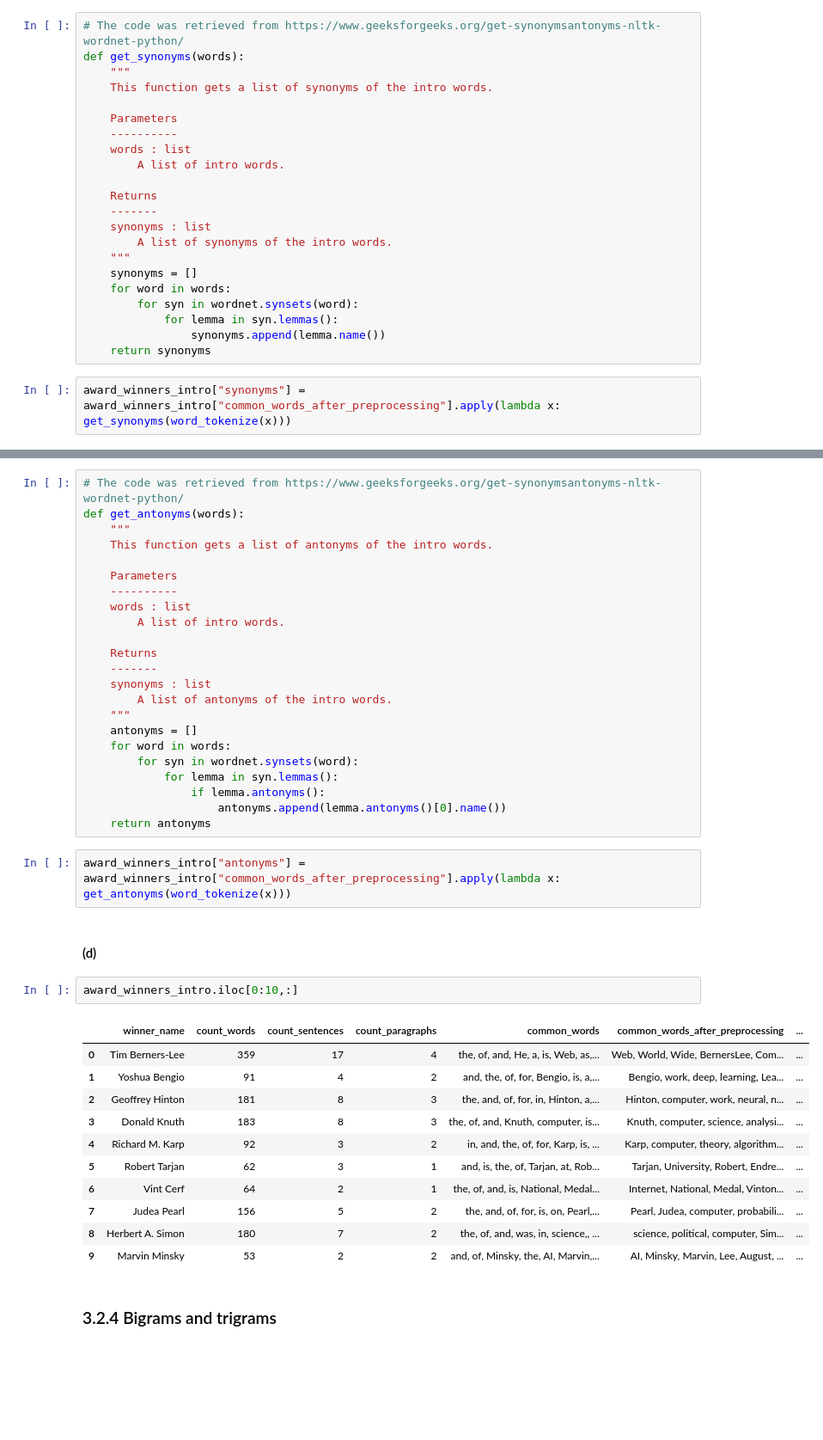
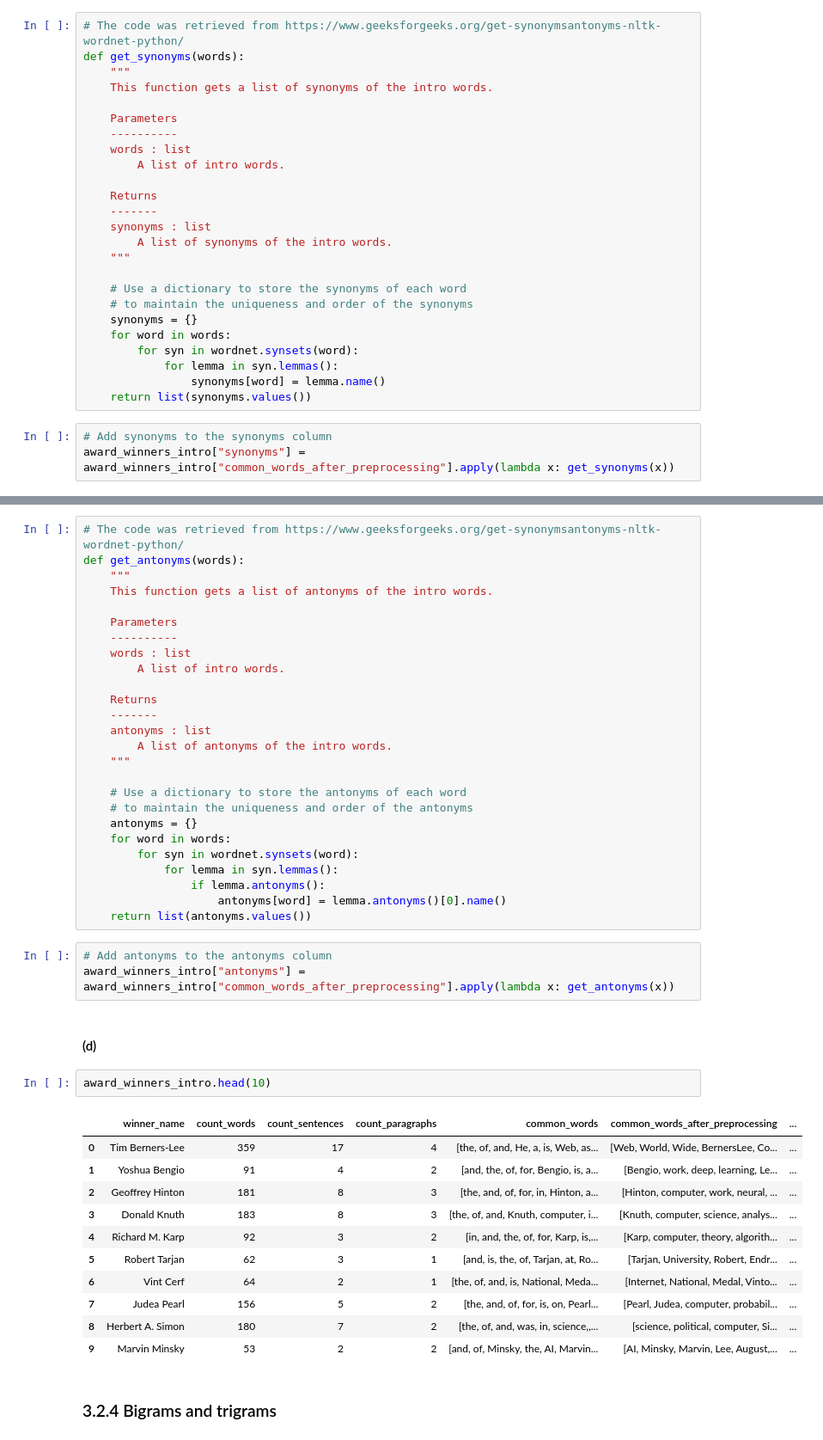
Before and after one commit to congrendai/CW2_for_computer_programing, a Jupyter notebook: CW2_A3.ipynb, the cells around one changed output, grey strips where cells are left out. Shown at 86% size. Drawn from its saved outputs; the diff is of its cells as text; blank space fills up the shorter version.

```diff
--- a/CW2_A3.ipynb
+++ b/CW2_A3.ipynb
@@ -455,14 +474,18 @@ def get_synonyms(words):
     synonyms : list
         A list of synonyms of the intro words.
     """
-    synonyms = []
+
+    # Use a dictionary to store the synonyms of each word
+    # to maintain the uniqueness and order of the synonyms
+    synonyms = {}
     for word in words:
         for syn in wordnet.synsets(word):
             for lemma in syn.lemmas():
-                synonyms.append(lemma.name())
-    return synonyms
+                synonyms[word] = lemma.name()
+    return list(synonyms.values())
 # %%
-award_winners_intro["synonyms"] = award_winners_intro["common_words_after_preprocessing"].apply(lambda x: get_synonyms(word_tokenize(x)))
+# Add synonyms to the synonyms column
+award_winners_intro["synonyms"] = award_winners_intro["common_words_after_preprocessing"].apply(lambda x: get_synonyms(x))
 # %% [markdown]
 #### (c)
 # %%
@@ -478,34 +501,38 @@ def get_antonyms(words):
 
     Returns
     -------
-    synonyms : list
+    antonyms : list
         A list of antonyms of the intro words.
     """
-    antonyms = []
+
+    # Use a dictionary to store the antonyms of each word
+    # to maintain the uniqueness and order of the antonyms
+    antonyms = {}
     for word in words:
         for syn in wordnet.synsets(word):
             for lemma in syn.lemmas():
                 if lemma.antonyms():
-                    antonyms.append(lemma.antonyms()[0].name())
-    return antonyms
+                    antonyms[word] = lemma.antonyms()[0].name()
+    return list(antonyms.values())
 # %%
-award_winners_intro["antonyms"] = award_winners_intro["common_words_after_preprocessing"].apply(lambda x: get_antonyms(word_tokenize(x)))
+# Add antonyms to the antonyms column
+award_winners_intro["antonyms"] = award_winners_intro["common_words_after_preprocessing"].apply(lambda x: get_antonyms(x))
 # %% [markdown]
 #### (d)
 # %%
-award_winners_intro.iloc[0:10,:]
+award_winners_intro.head(10)
 # %% [output]
 |  | winner_name | count_words | count_sentences | count_paragraphs | common_words | common_words_after_preprocessing | ... |
-| 0 | Tim Berners-Lee | 359 | 17 | 4 | the, of, and, He, a, is, Web, as,... | Web, World, Wide, BernersLee, Com... | ... |
-| 1 | Yoshua Bengio | 91 | 4 | 2 | and, the, of, for, Bengio, is, a,... | Bengio, work, deep, learning, Lea... | ... |
-| 2 | Geoffrey Hinton | 181 | 8 | 3 | the, and, of, for, in, Hinton, a,... | Hinton, computer, work, neural, n... | ... |
-| 3 | Donald Knuth | 183 | 8 | 3 | the, of, and, Knuth, computer, is... | Knuth, computer, science, analysi... | ... |
-| 4 | Richard M. Karp | 92 | 3 | 2 | in, and, the, of, for, Karp, is, ... | Karp, computer, theory, algorithm... | ... |
-| 5 | Robert Tarjan | 62 | 3 | 1 | and, is, the, of, Tarjan, at, Rob... | Tarjan, University, Robert, Endre... | ... |
-| 6 | Vint Cerf | 64 | 2 | 1 | the, of, and, is, National, Medal... | Internet, National, Medal, Vinton... | ... |
-| 7 | Judea Pearl | 156 | 5 | 2 | the, and, of, for, is, on, Pearl,... | Pearl, Judea, computer, probabili... | ... |
-| 8 | Herbert A. Simon | 180 | 7 | 2 | the, of, and, was, in, science,, ... | science, political, computer, Sim... | ... |
-| 9 | Marvin Minsky | 53 | 2 | 2 | and, of, Minsky, the, AI, Marvin,... | AI, Minsky, Marvin, Lee, August, ... | ... |
+| 0 | Tim Berners-Lee | 359 | 17 | 4 | [the, of, and, He, a, is, Web, as... | [Web, World, Wide, BernersLee, Co... | ... |
+| 1 | Yoshua Bengio | 91 | 4 | 2 | [and, the, of, for, Bengio, is, a... | [Bengio, work, deep, learning, Le... | ... |
+| 2 | Geoffrey Hinton | 181 | 8 | 3 | [the, and, of, for, in, Hinton, a... | [Hinton, computer, work, neural, ... | ... |
+| 3 | Donald Knuth | 183 | 8 | 3 | [the, of, and, Knuth, computer, i... | [Knuth, computer, science, analys... | ... |
+| 4 | Richard M. Karp | 92 | 3 | 2 | [in, and, the, of, for, Karp, is,... | [Karp, computer, theory, algorith... | ... |
+| 5 | Robert Tarjan | 62 | 3 | 1 | [and, is, the, of, Tarjan, at, Ro... | [Tarjan, University, Robert, Endr... | ... |
+| 6 | Vint Cerf | 64 | 2 | 1 | [the, of, and, is, National, Meda... | [Internet, National, Medal, Vinto... | ... |
+| 7 | Judea Pearl | 156 | 5 | 2 | [the, and, of, for, is, on, Pearl... | [Pearl, Judea, computer, probabil... | ... |
+| 8 | Herbert A. Simon | 180 | 7 | 2 | [the, of, and, was, in, science,,... | [science, political, computer, Si... | ... |
+| 9 | Marvin Minsky | 53 | 2 | 2 | [and, of, Minsky, the, AI, Marvin... | [AI, Minsky, Marvin, Lee, August,... | ... |
 # %% [markdown]
 ### 3.2.4 Bigrams and trigrams
 # %% [markdown]
```
Also changed, not shown: parts of 21 cells of this notebook, 5 other files.
